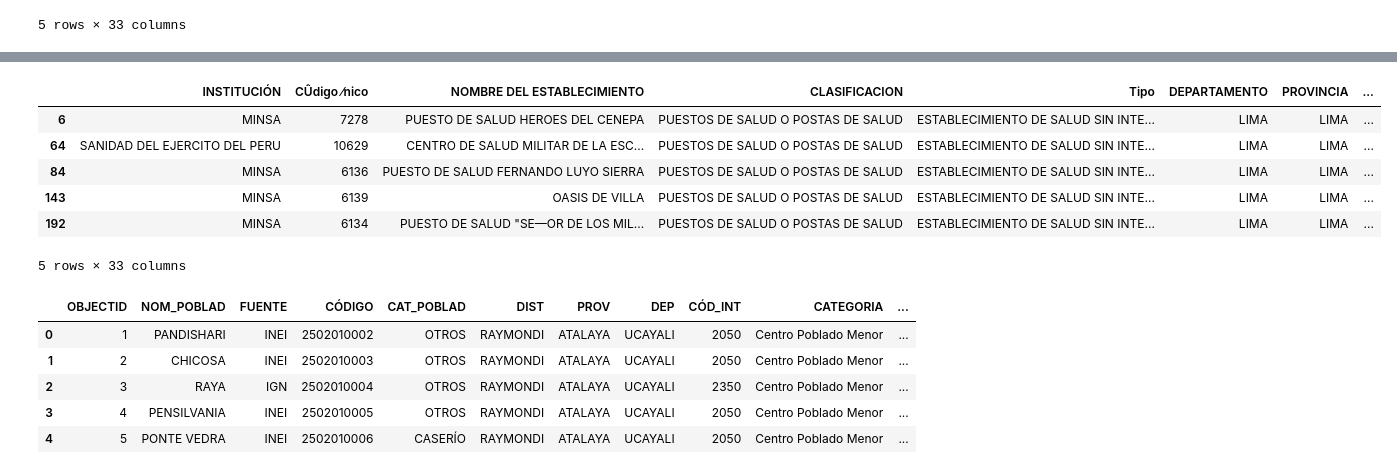
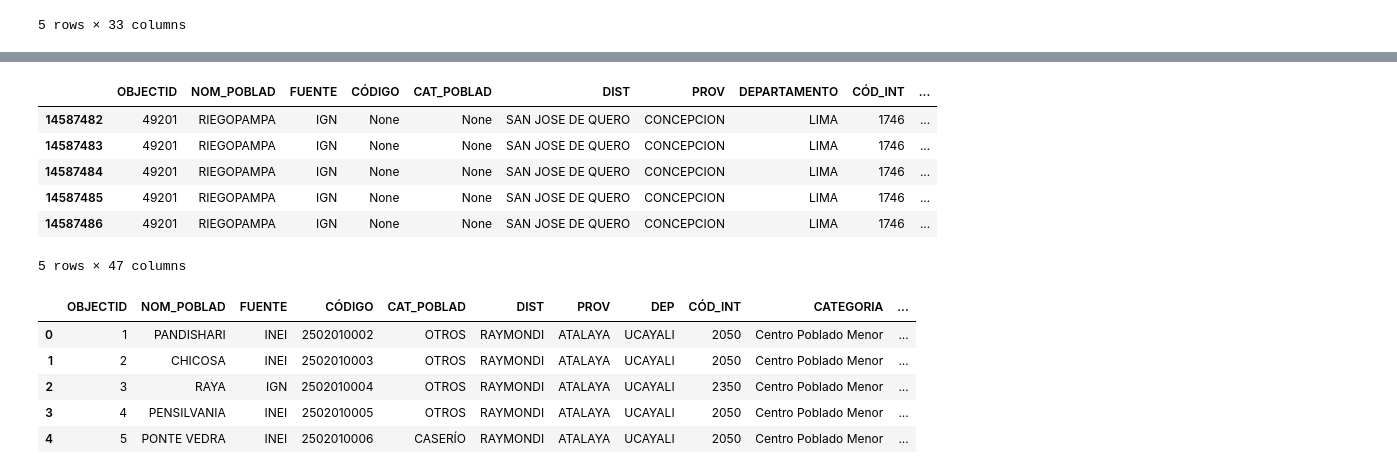
Before and after one commit to wiricardo/Hospitals-Access-Peru, a Jupyter notebook: code/static_maps.ipynb, the cells around one changed output, grey strips where cells are left out. Cells and saved outputs as stored; diff of their text form; code cells hidden in the pictures.

```diff
--- a/code/static_maps.ipynb
+++ b/code/static_maps.ipynb
@@ -317,3 +317,8 @@ publicos_op_est.head()
 # merge no borrar
 pc_pop_est = pop_center.merge(publicos_op_est, on='DEPARTAMENTO', how='left')
 pc_pop_est.head()
+
+# nueva geometria
+pc_pop_est['geometry_hospital'] = gpd.points_from_xy(
+    pc_pop_est['LONGITUD_y'],
+    pc_pop_est['LATITUD_y'])
@@ -340,15 +353,15 @@ loreto_poe.head()
 # %%
 # Filtro para tener solo Lima y calcular el centroide
-lima_poe = publicos_op_est[publicos_op_est['DEPARTAMENTO'] == 'LIMA'].copy()
+lima_poe = pc_pop_est[pc_pop_est['DEPARTAMENTO'] == 'LIMA'].copy()
 lima_poe.head()
 # %% [output]
-|  | INSTITUCIÓN | CÛdigo ⁄nico | NOMBRE DEL ESTABLECIMIENTO | CLASIFICACION | Tipo | DEPARTAMENTO | PROVINCIA | ... |
-| 6 | MINSA | 7278 | PUESTO DE SALUD HEROES DEL CENEPA | PUESTOS DE SALUD O POSTAS DE SALUD | ESTABLECIMIENTO DE SALUD SIN INTE... | LIMA | LIMA | ... |
-| 64 | SANIDAD DEL EJERCITO DEL PERU | 10629 | CENTRO DE SALUD MILITAR DE LA ESC... | PUESTOS DE SALUD O POSTAS DE SALUD | ESTABLECIMIENTO DE SALUD SIN INTE... | LIMA | LIMA | ... |
-| 84 | MINSA | 6136 | PUESTO DE SALUD FERNANDO LUYO SIERRA | PUESTOS DE SALUD O POSTAS DE SALUD | ESTABLECIMIENTO DE SALUD SIN INTE... | LIMA | LIMA | ... |
-| 143 | MINSA | 6139 | OASIS DE VILLA | PUESTOS DE SALUD O POSTAS DE SALUD | ESTABLECIMIENTO DE SALUD SIN INTE... | LIMA | LIMA | ... |
-| 192 | MINSA | 6134 | PUESTO DE SALUD "SE—OR DE LOS MIL... | PUESTOS DE SALUD O POSTAS DE SALUD | ESTABLECIMIENTO DE SALUD SIN INTE... | LIMA | LIMA | ... |
+|  | OBJECTID | NOM_POBLAD | FUENTE | CÓDIGO | CAT_POBLAD | DIST | PROV | DEPARTAMENTO | CÓD_INT | ... |
+| 14587482 | 49201 | RIEGOPAMPA | IGN | None | None | SAN JOSE DE QUERO | CONCEPCION | LIMA | 1746 | ... |
+| 14587483 | 49201 | RIEGOPAMPA | IGN | None | None | SAN JOSE DE QUERO | CONCEPCION | LIMA | 1746 | ... |
+| 14587484 | 49201 | RIEGOPAMPA | IGN | None | None | SAN JOSE DE QUERO | CONCEPCION | LIMA | 1746 | ... |
+| 14587485 | 49201 | RIEGOPAMPA | IGN | None | None | SAN JOSE DE QUERO | CONCEPCION | LIMA | 1746 | ... |
+| 14587486 | 49201 | RIEGOPAMPA | IGN | None | None | SAN JOSE DE QUERO | CONCEPCION | LIMA | 1746 | ... |
-5 rows × 33 columns
+5 rows × 47 columns
 # %%
 pop_center.rename(columns={'X':'LONGITUD', 'Y':'LATITUD'}, inplace=True)
 pop_center.head()
```
Also changed, not shown: parts of 3 cells of this notebook.
